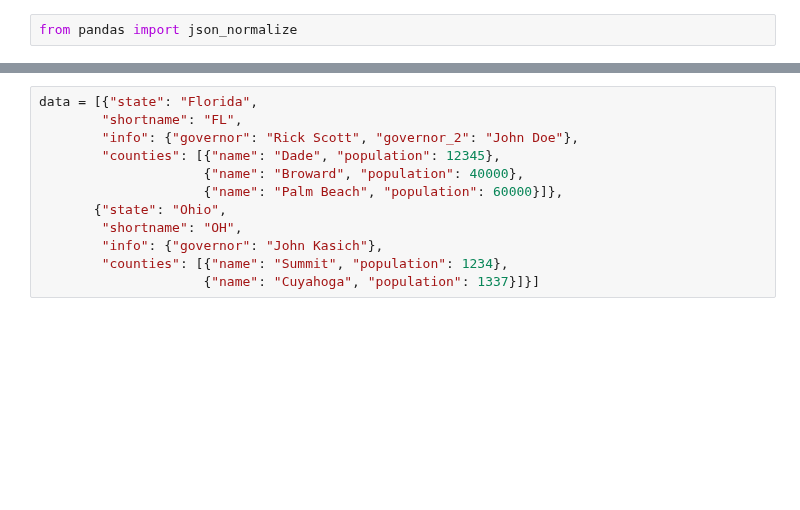
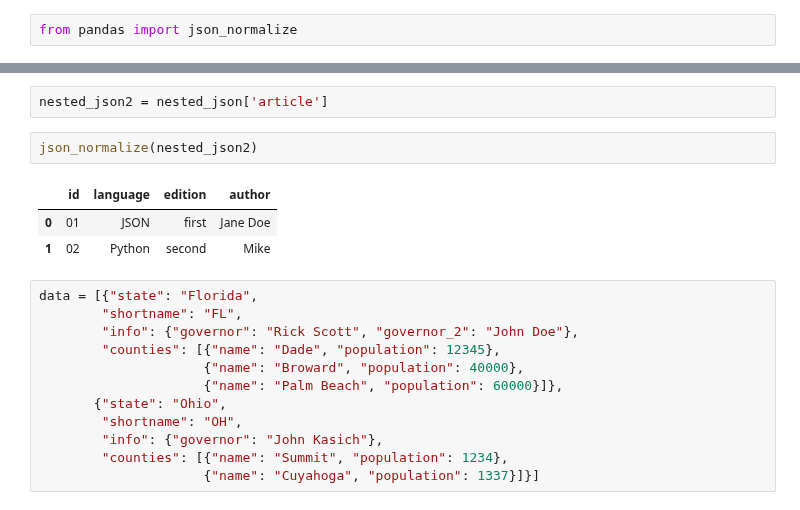
Before and after one commit to sedv8808/LighthouseLabs, a Jupyter notebook: W02D3/W02D3_Other_Data_Types.ipynb, the cells around one changed output, grey strips where cells are left out. Saved outputs shown, nothing was run; the diff lists cells and outputs as text; blank space fills up the shorter version.

```diff
--- a/W02D3/W02D3_Other_Data_Types.ipynb
+++ b/W02D3/W02D3_Other_Data_Types.ipynb
@@ -348,3 +384,11 @@ article.head()
+# %%
+nested_json2 = nested_json['article']
+# %%
+json_normalize(nested_json2)
+# %% [output]
+|  | id | language | edition | author |
+| 0 | 01 | JSON | first | Jane Doe |
+| 1 | 02 | Python | second | Mike |
 # %%
 data = [{"state": "Florida",
         "shortname": "FL",
```
Also changed, not shown: parts of 29 cells of this notebook, 3 other files.
